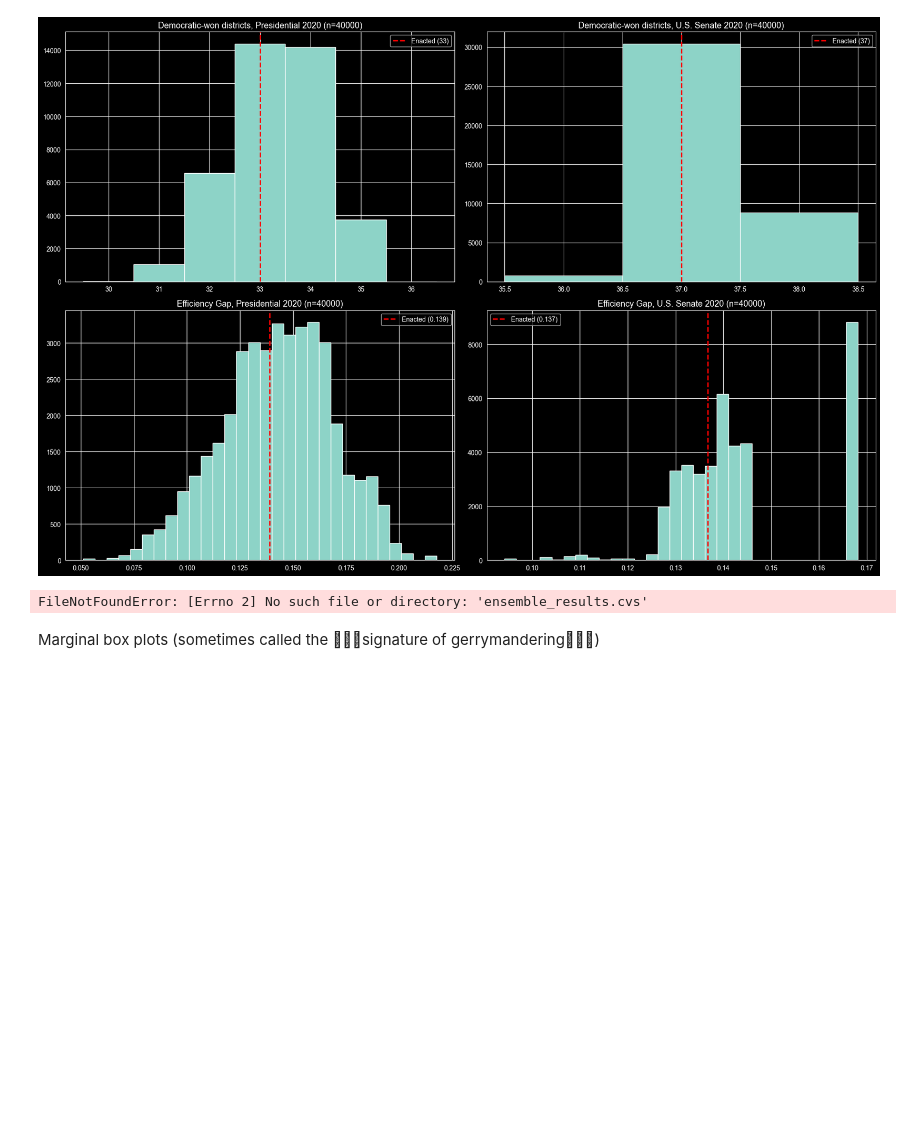
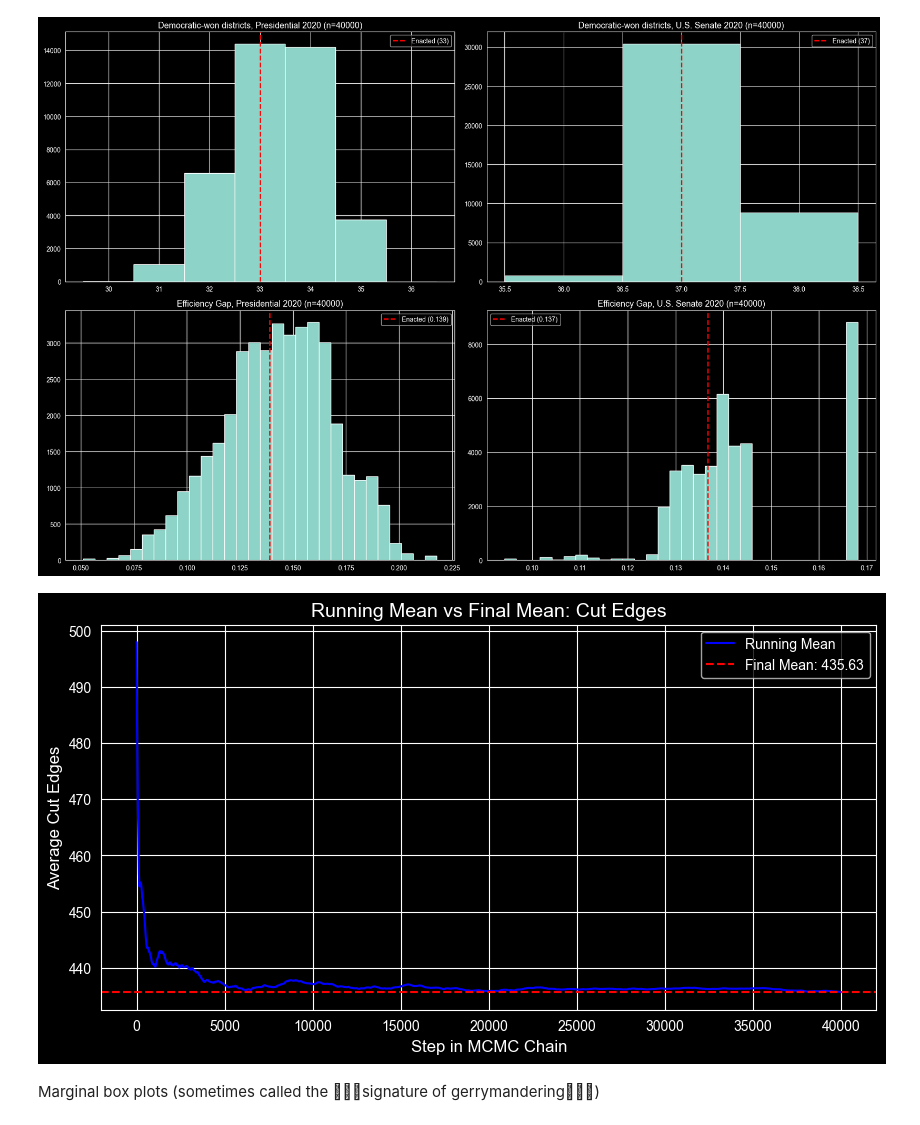
Before and after one commit to TianqiMin8/CS464FinalProject, a Jupyter notebook: FinalProjectChain.ipynb, the cells around one changed output. Saved outputs shown, nothing was run; the diff lists cells and outputs as text; code cells hidden in the pictures; blank space fills up the shorter version.

```diff
--- a/FinalProjectChain.ipynb
+++ b/FinalProjectChain.ipynb
@@ -330,26 +330,26 @@ for size in [1000, 10000, 20000, 40000]:
 # %%
 #Convergence plots
 #Blue line = running mean up to each step
 #Red dashed line = final mean after all steps
 # Plot running mean to show the chain has run long enough
 import pandas as pd
 import matplotlib.pyplot as plt
-ensemble_df = pd.read_csv("ensemble_results.cvs")
+ensemble_df = pd.read_csv("ensemble_results.csv")
 
 plt.figure(figsize=(10, 5))
 running_mean = ensemble_df["cut_edges"].expanding().mean()
 final_mean = running_mean.iloc[-1]
 
 plt.plot(running_mean, label="Running Mean", color='blue', linewidth=1.5)
 plt.axhline(y=final_mean, color='red', linestyle='--', label=f"Final Mean: {final_mean:.2f}")
 
 plt.title("Running Mean vs Final Mean: Cut Edges", fontsize=14)
 plt.xlabel("Step in MCMC Chain", fontsize=12)
 plt.ylabel("Average Cut Edges", fontsize=12)
 plt.legend()
 plt.show()
 # %% [output]
-FileNotFoundError: [Errno 2] No such file or directory: 'ensemble_results.cvs'
+[figure, added]
 # %%
 fig, axes = plt.subplots(1, 2, figsize=(18, 6))
 #Convergence plots
```
